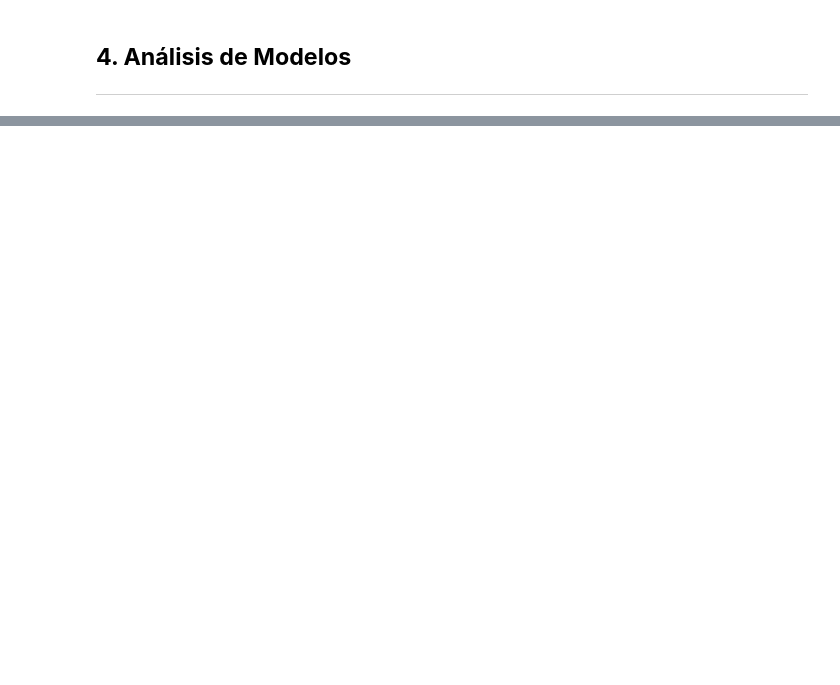
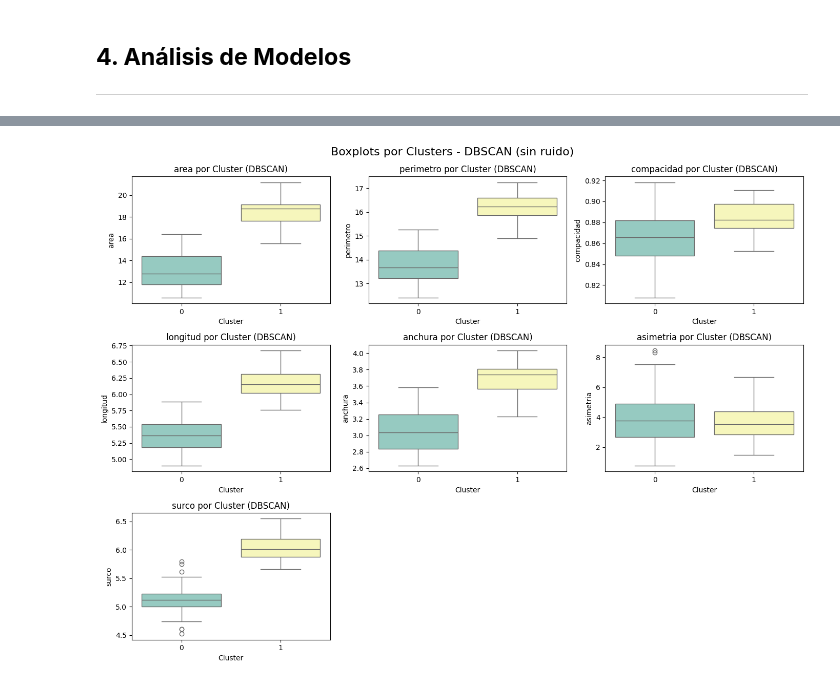
Before and after one commit to 100477706/Proyecto2_Aprendizaje, a Jupyter notebook: Clustering_27.ipynb, the cells around one changed output, grey strips where cells are left out. Drawn from its saved outputs; the diff is of its cells as text; code cells hidden in the pictures; blank space fills up the shorter version.

```diff
--- a/Clustering_27.ipynb
+++ b/Clustering_27.ipynb
@@ -928,0 +1036,20 @@ plt.show()
+# %%
+import warnings
+warnings.filterwarnings('ignore')
+
+# DBSCAN: eliminar puntos de ruido (-1)
+df_dbscan = X.copy()
+df_dbscan['Cluster'] = dbscan_labels
+df_dbscan = df_dbscan[df_dbscan['Cluster'] != -1]  # Eliminar ruido
+
+plt.figure(figsize=(14, 10))
+for i, column in enumerate(df_dbscan.columns[:-1], 1):
+    plt.subplot(3, 3, i)
+    sns.boxplot(data=df_dbscan, x='Cluster', y=column, palette='Set3')
+    plt.title(f'{column} por Cluster (DBSCAN)')
+    plt.tight_layout()
+
+plt.suptitle('Boxplots por Clusters - DBSCAN (sin ruido)', fontsize=16, y=1.02)
+plt.show()
+# %% [output]
+[figure, added]
```
Also changed, not shown: parts of 6 cells of this notebook.
